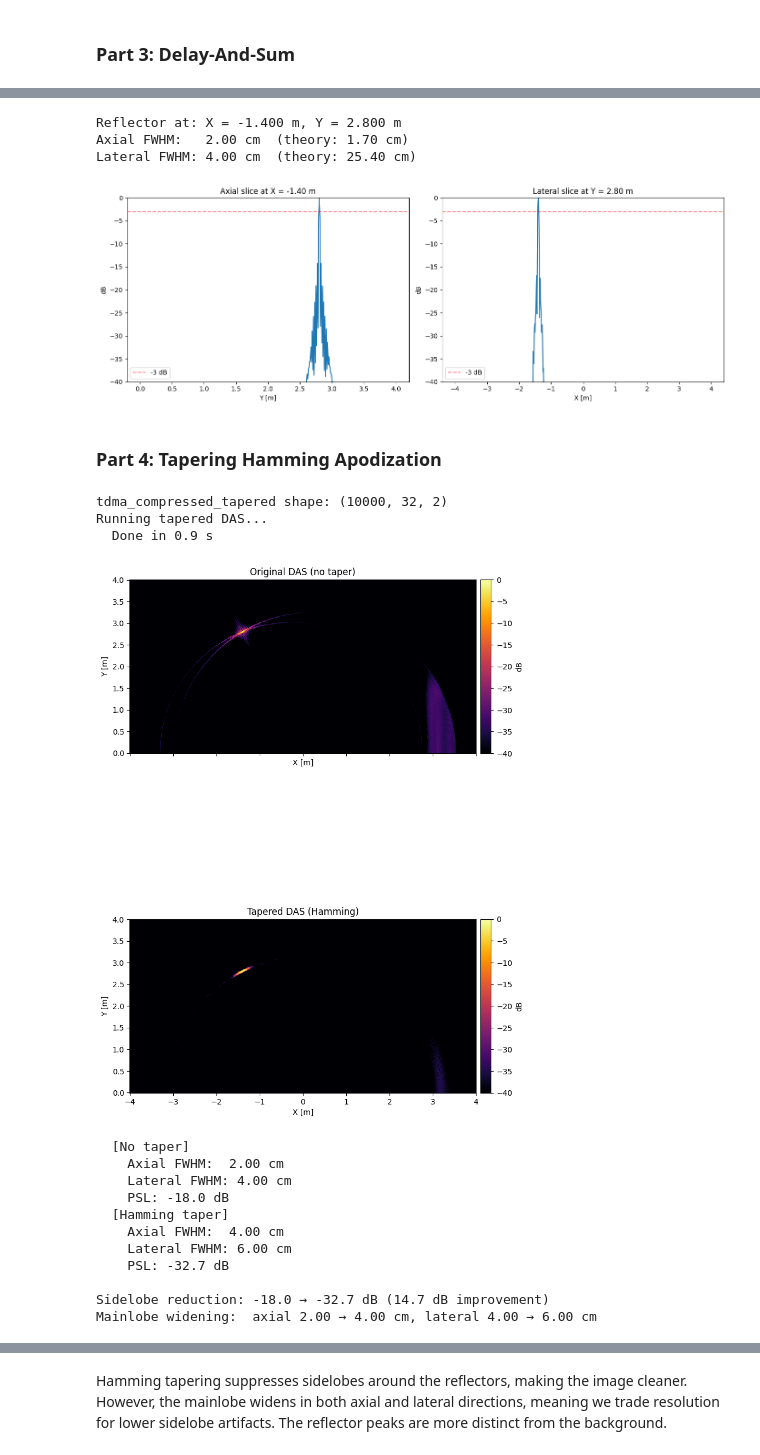
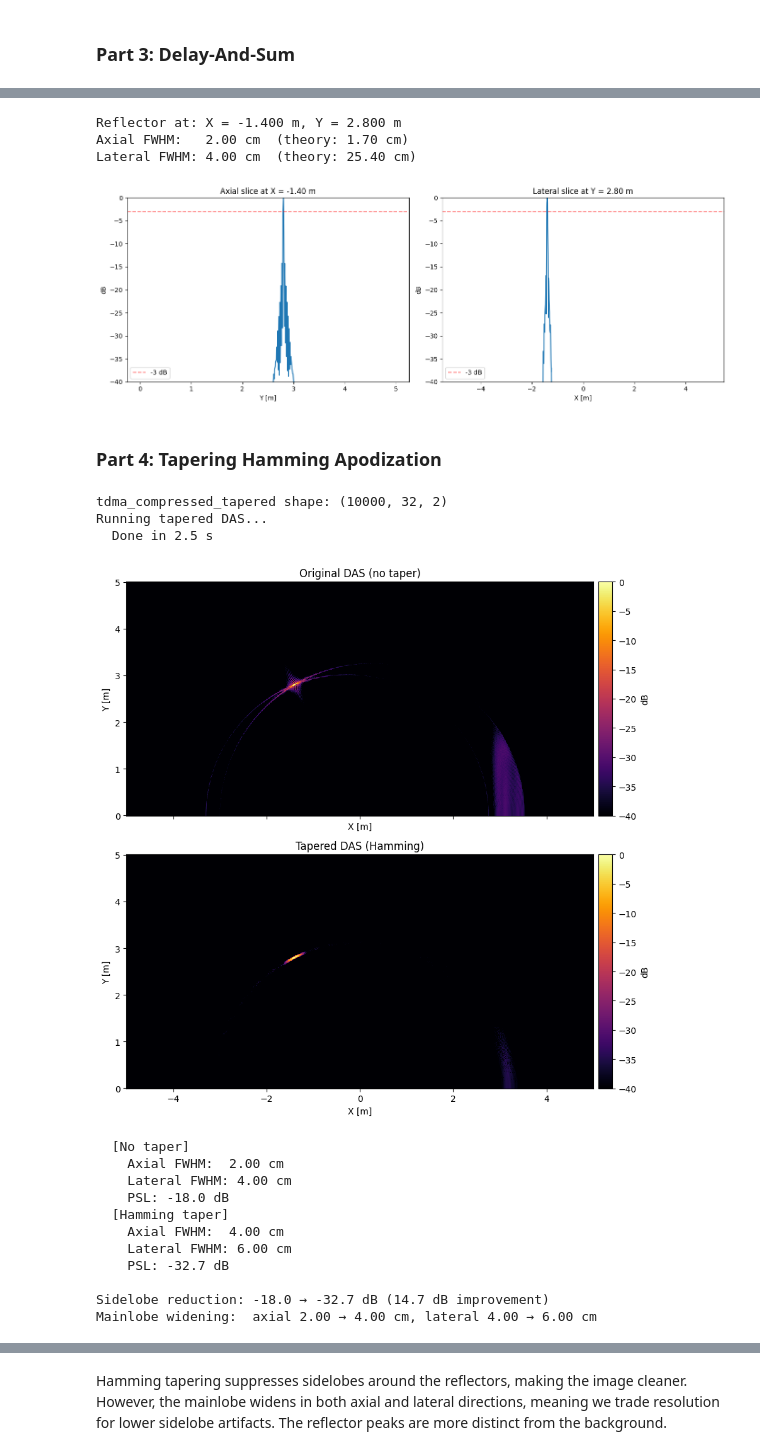
Before and after one commit to Twaal/array_signal_processing_in5450, a Jupyter notebook: Project_3/project_3.ipynb, the cells around one changed output, grey strips where cells are left out. Saved outputs shown, nothing was run; the diff lists cells and outputs as text; code cells hidden in the pictures.

```diff
--- a/Project_3/project_3.ipynb
+++ b/Project_3/project_3.ipynb
@@ -179,14 +179,15 @@ print(f"δy = {delta_y*100:.2f} cm")
 # %%
 dx = 0.01
 dy = 0.01
-grid_x = np.arange(-4, 4 + dx, dx)
-grid_y = np.arange(0, 4 + dy, dy)
+grid_x = np.arange(-5, 5 + dx, dx)
+grid_y = np.arange(0, 5 + dy, dy)
 
 print(f"Grid: {len(grid_x)} x {len(grid_y)} = {len(grid_x)*len(grid_y)} pixels")
 print(f"X range: {grid_x[0]:.1f} to {grid_x[-1]:.1f} m, Y range: {grid_y[0]:.1f} to {grid_y[-1]:.1f} m")
 
 
 def vectorized_das(data, grid_x, grid_y, tx_positions, rx_positions, fs, c):
+
     if data.ndim == 2:
         data = data[:, :, np.newaxis]
 
@@ -334,7 +335,7 @@ plt.show()
 Reflector at: X = -1.400 m, Y = 2.800 m
 Axial FWHM:   2.00 cm  (theory: 1.70 cm)
 Lateral FWHM: 4.00 cm  (theory: 25.40 cm)
-[figure, old version]
+[figure, new version]
 # %% [markdown]
 ### Part 4: Tapering Hamming Apodization
 # %%
@@ -357,6 +358,7 @@ print(f"tdma_compressed_tapered shape: {tdma_compressed_tapered.shape}")
 
 
 def vectorized_das_weighted(data, grid_x, grid_y, tx_positions, rx_positions, fs, c, rx_weights=None):
+
     if data.ndim == 2:
         data = data[:, :, np.newaxis]
 
@@ -371,7 +373,8 @@ def vectorized_das_weighted(data, grid_x, grid_y, tx_positions, rx_positions, fs
         R_tx = np.sqrt((tx_positions[itx] - GX)**2 + GY**2)
         for irx in range(n_rx):
             R_rx = np.sqrt((rx_positions[irx] - GX)**2 + GY**2)
-            idx_map = np.round((R_tx + R_rx) / c * fs).astype(int)
+            R_total = R_tx + R_rx
+            idx_map = np.round(R_total / c * fs).astype(int)
             valid = (idx_map >= 0) & (idx_map < Nt_data)
             idx_safe = np.clip(idx_map, 0, Nt_data - 1)
             pixel_values = data[idx_safe, irx, itx]
@@ -390,7 +393,7 @@ print(f"  Done in {time.time() - t0:.1f} s")
 
 from mpl_toolkits.axes_grid1 import make_axes_locatable
 
-fig, axes = plt.subplots(2, 1, figsize=(8, 14), sharex=True, sharey=True)
+fig, axes = plt.subplots(2, 1, figsize=(9, 9), sharex=True, sharey=True)
 
 for ax, img, title in zip(axes,
                            [image_tdma_2tx, image_tapered],
@@ -436,35 +439,35 @@ def measure_fwhm_and_psl(image, grid_x, grid_y, dx, dy, label=""):
     while rl < len(lateral) - 1 and lateral[rl] >= half_l:
         rl += 1
     fwhm_lat = (rl - ll) * dx
 
     lat_db = 20 * np.log10(mag[peak_iy, :] / mag[peak_iy, :].max() + np.finfo(float).eps)
     mainlobe_width = max(rl - ll, 5)
     sidelobe_region = lat_db.copy()
     sl_left = max(0, peak_ix - mainlobe_width)
     sl_right = min(len(lat_db), peak_ix + mainlobe_width + 1)
     sidelobe_region[sl_left:sl_right] = -np.inf
     psl = np.max(sidelobe_region)
 
     print(f"  [{label}]")
     print(f"    Axial FWHM:  {fwhm_ax*100:.2f} cm")
     print(f"    Lateral FWHM: {fwhm_lat*100:.2f} cm")
     print(f"    PSL: {psl:.1f} dB")
     return fwhm_ax, fwhm_lat, psl
 
 
 fwhm_ax_orig, fwhm_lat_orig, psl_orig = measure_fwhm_and_psl(
     image_tdma_2tx, grid_x, grid_y, dx, dy, label="No taper")
 fwhm_ax_tap, fwhm_lat_tap, psl_tap = measure_fwhm_and_psl(
     image_tapered, grid_x, grid_y, dx, dy, label="Hamming taper")
 
 print(f"\nSidelobe reduction: {psl_orig:.1f} → {psl_tap:.1f} dB ({psl_orig - psl_tap:.1f} dB improvement)")
 print(f"Mainlobe widening:  axial {fwhm_ax_orig*100:.2f} → {fwhm_ax_tap*100:.2f} cm, "
       f"lateral {fwhm_lat_orig*100:.2f} → {fwhm_lat_tap*100:.2f} cm")
 # %% [output]
 tdma_compressed_tapered shape: (10000, 32, 2)
 Running tapered DAS...
-  Done in 0.9 s
+  Done in 2.5 s
-[figure, old version]
+[figure, new version]
   [No taper]
     Axial FWHM:  2.00 cm
     Lateral FWHM: 4.00 cm
```
Also changed, not shown: parts of 4 cells of this notebook, 20 other files.
